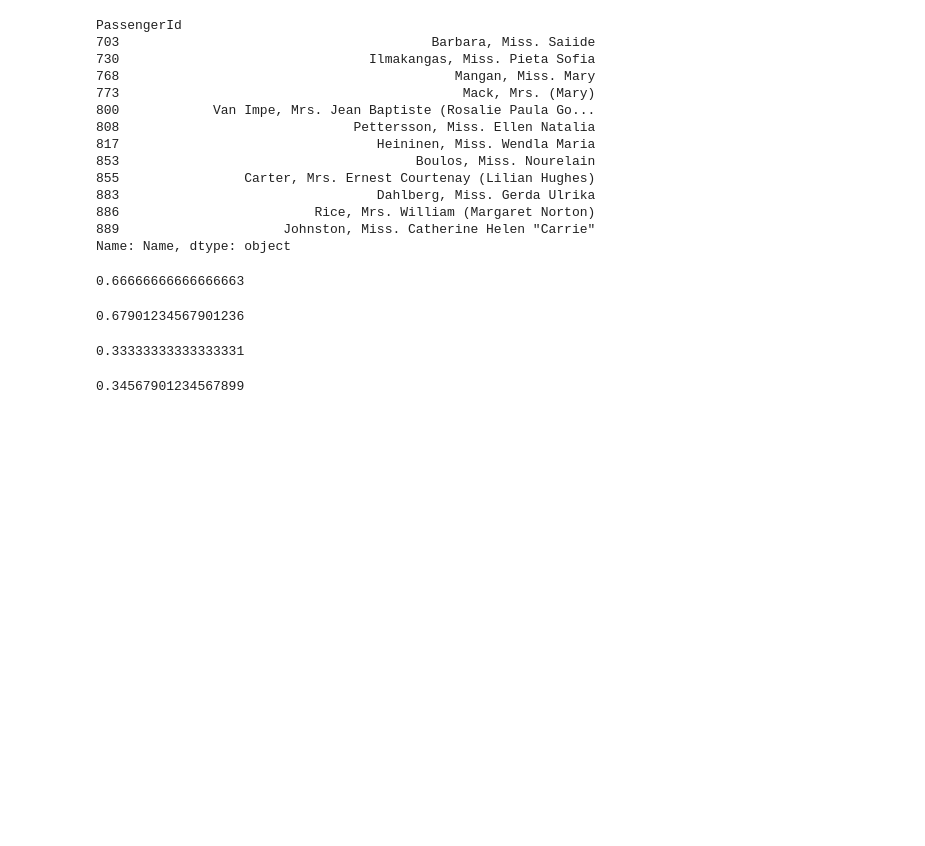
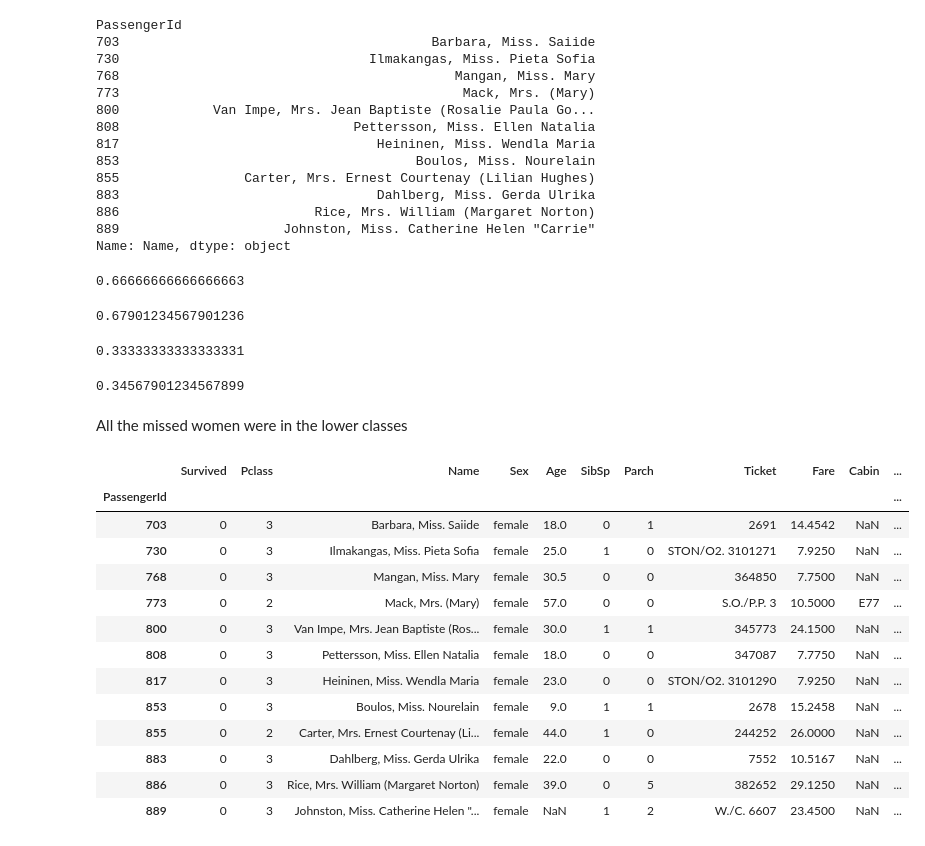
Before and after one commit to domspad/titanic_challenge, a Jupyter notebook: ipynbs/error_analyisis_first_logregress.ipynb, the cells around one changed output. Cells and saved outputs as stored; diff of their text form; code cells hidden in the pictures; blank space fills up the shorter version.

```diff
--- a/ipynbs/error_analyisis_first_logregress.ipynb
+++ b/ipynbs/error_analyisis_first_logregress.ipynb
@@ -231,3 +231,22 @@ dfcvwrong[(dfcvwrong['Sex'] == 'female') & (dfcvwrong['Survived'] == 0)].Name.ap
 df[(df['Sex'] == 'female') & (df['Survived'] == 0)].Name.apply(lambda x : '(' in x).astype(int).mean()
 # %% [output]
 0.34567901234567899
+# %% [markdown]
+All the missed women were in the lower classes
+# %%
+dfcvwrong[dfcvwrong['Sex'] == 'female']
+# %% [output]
+|  | Survived | Pclass | Name | Sex | Age | SibSp | Parch | Ticket | Fare | Cabin | ... |
+| PassengerId |  |  |  |  |  |  |  |  |  |  | ... |
+| 703 | 0 | 3 | Barbara, Miss. Saiide | female | 18.0 | 0 | 1 | 2691 | 14.4542 | NaN | ... |
+| 730 | 0 | 3 | Ilmakangas, Miss. Pieta Sofia | female | 25.0 | 1 | 0 | STON/O2. 3101271 | 7.9250 | NaN | ... |
+| 768 | 0 | 3 | Mangan, Miss. Mary | female | 30.5 | 0 | 0 | 364850 | 7.7500 | NaN | ... |
+| 773 | 0 | 2 | Mack, Mrs. (Mary) | female | 57.0 | 0 | 0 | S.O./P.P. 3 | 10.5000 | E77 | ... |
+| 800 | 0 | 3 | Van Impe, Mrs. Jean Baptiste (Ros... | female | 30.0 | 1 | 1 | 345773 | 24.1500 | NaN | ... |
+| 808 | 0 | 3 | Pettersson, Miss. Ellen Natalia | female | 18.0 | 0 | 0 | 347087 | 7.7750 | NaN | ... |
+| 817 | 0 | 3 | Heininen, Miss. Wendla Maria | female | 23.0 | 0 | 0 | STON/O2. 3101290 | 7.9250 | NaN | ... |
+| 853 | 0 | 3 | Boulos, Miss. Nourelain | female | 9.0 | 1 | 1 | 2678 | 15.2458 | NaN | ... |
+| 855 | 0 | 2 | Carter, Mrs. Ernest Courtenay (Li... | female | 44.0 | 1 | 0 | 244252 | 26.0000 | NaN | ... |
+| 883 | 0 | 3 | Dahlberg, Miss. Gerda Ulrika | female | 22.0 | 0 | 0 | 7552 | 10.5167 | NaN | ... |
+| 886 | 0 | 3 | Rice, Mrs. William (Margaret Norton) | female | 39.0 | 0 | 5 | 382652 | 29.1250 | NaN | ... |
+| 889 | 0 | 3 | Johnston, Miss. Catherine Helen "... | female | NaN | 1 | 2 | W./C. 6607 | 23.4500 | NaN | ... |
```
Also changed, not shown: parts of 16 cells of this notebook.
